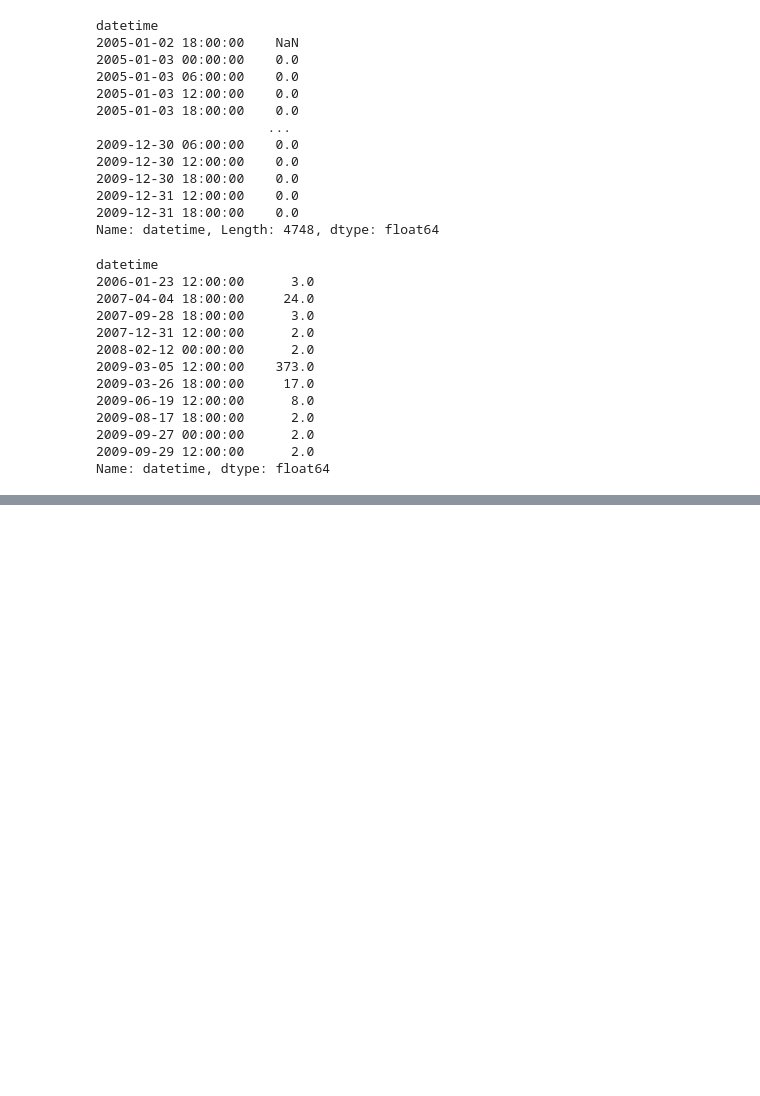
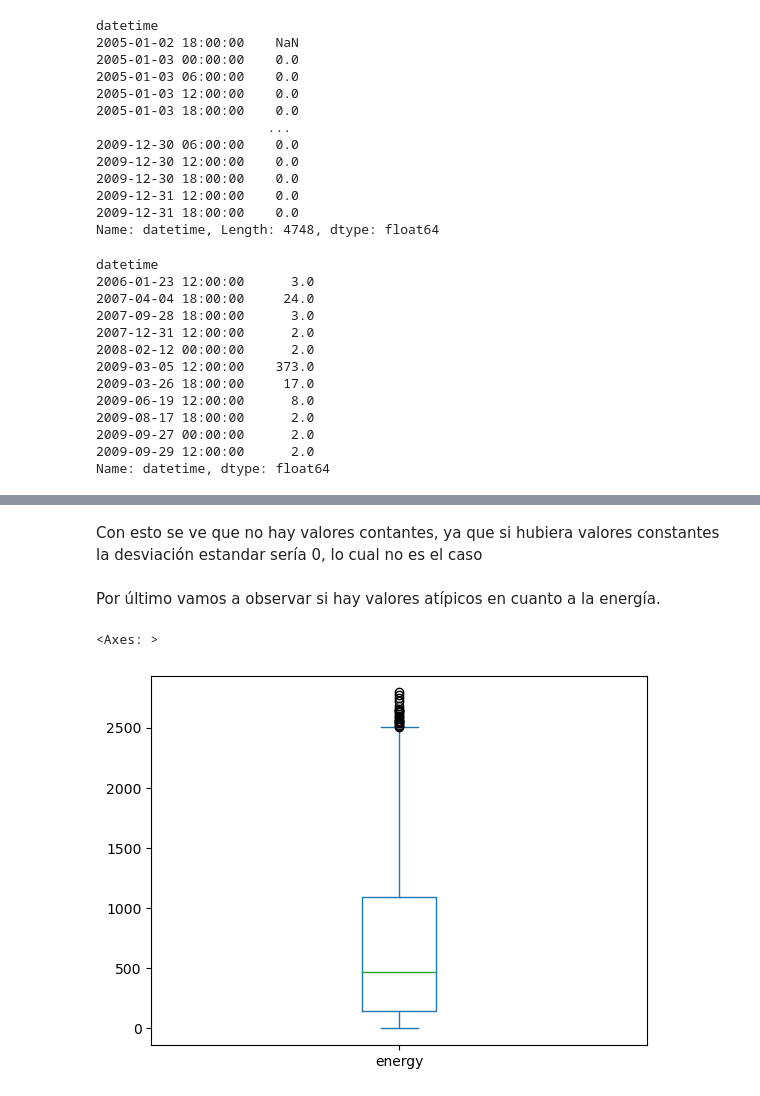
Before and after one commit to NicolasLamotteUC3M/p1_aprendizaje_automatico_Jaime_Nicolas, a Jupyter notebook: NotebookFinal.ipynb, the cells around one changed output, grey strips where cells are left out. Drawn from its saved outputs; the diff is of its cells as text; code cells hidden in the pictures; blank space fills up the shorter version.

Commit message:
Add files via upload
lo de los valores atipicos

```diff
--- a/NotebookFinal.ipynb
+++ b/NotebookFinal.ipynb
@@ -143,0 +207,9 @@ Tras esto, se va observar
+# %% [markdown]
+Con esto se ve que no hay valores contantes, ya que si hubiera valores constantes la desviación estandar sería 0, lo cual no es el caso
+# %% [markdown]
+Por último vamos a observar si hay valores atípicos en cuanto a la energía.
+# %%
+wind_ava['energy'].plot.box()
+# %% [output]
+<Axes: >
+[figure, added]
```
Also changed, not shown: parts of 52 cells of this notebook.
